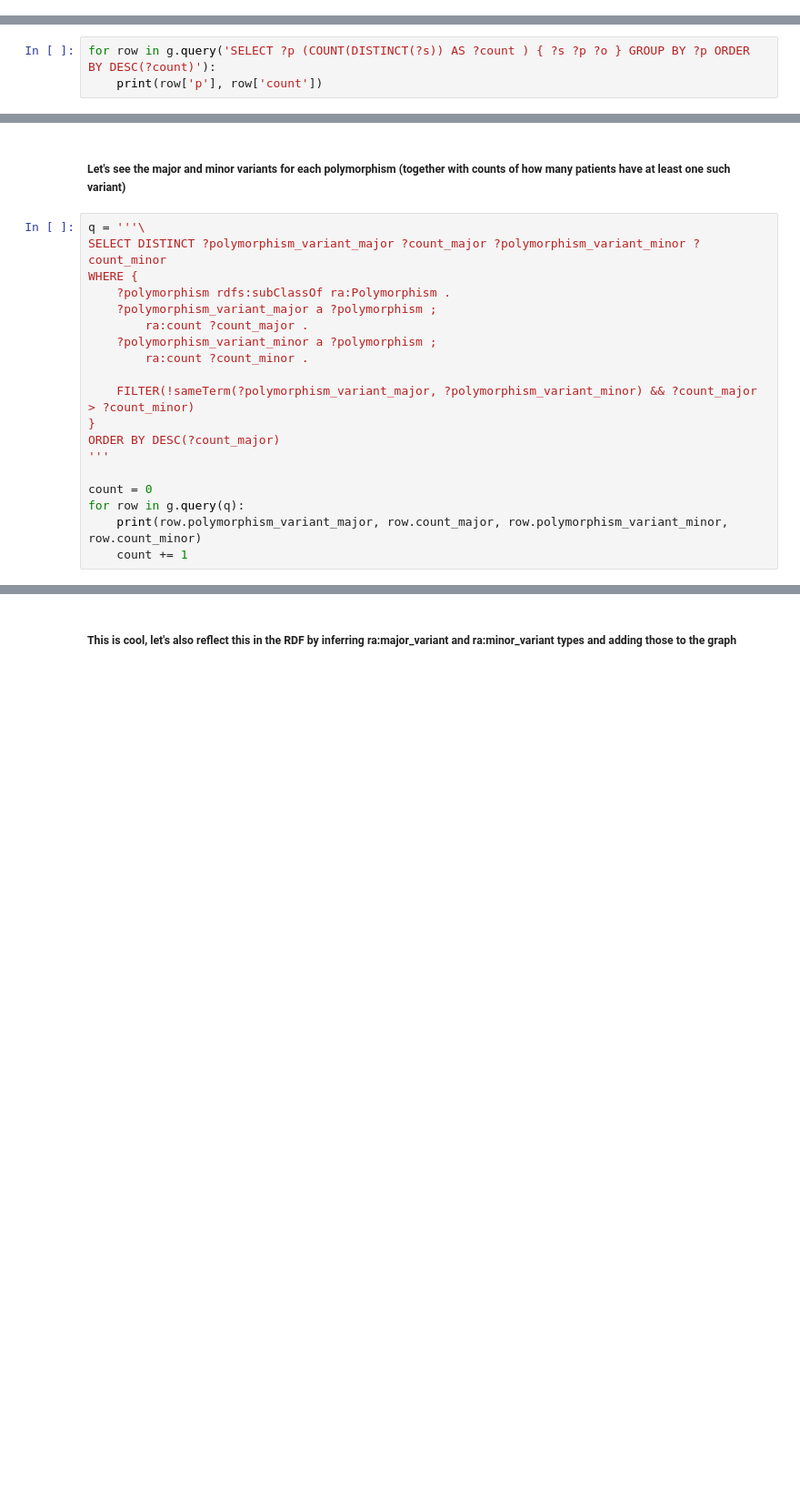
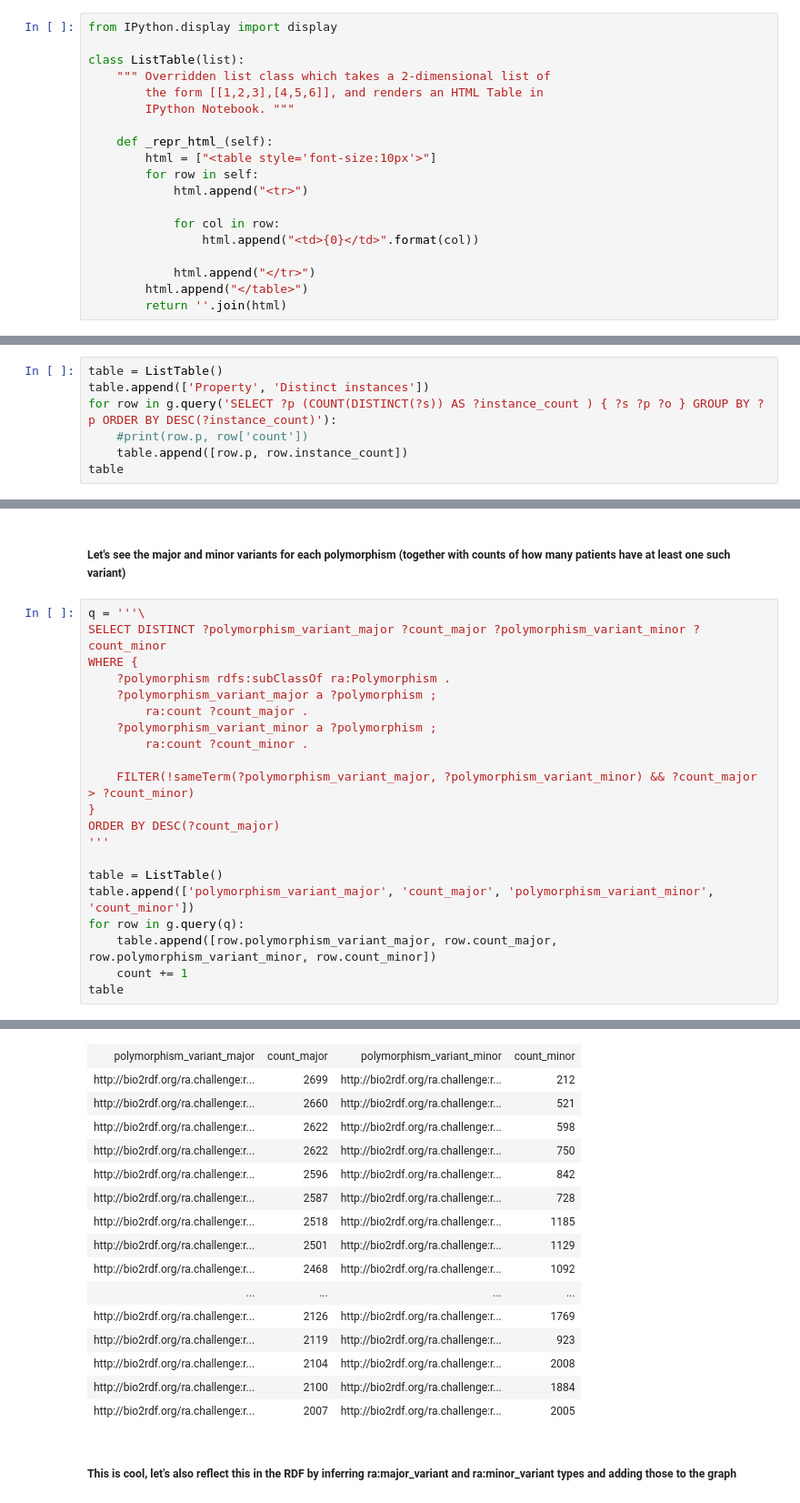
Before and after one commit to matthias-samwald/ipython, a Jupyter notebook: py/rheumatoid-arthritis.ipynb, the cells around one changed output, grey strips where cells are left out. Shown at 91% size. Drawn from its saved outputs; the diff is of its cells as text; blank space fills up the shorter version.

```diff
--- a/py/rheumatoid-arthritis.ipynb
+++ b/py/rheumatoid-arthritis.ipynb
@@ -18,6 +20,25 @@ g = rdflib.ConjunctiveGraph('SPARQLUpdateStore', identifier='http://samwald.info
 g.namespace_manager = namespace_manager
 
 g.open((endpoint, endpoint + '/statements')) # endpoint, SPARQL Update endpoint
+# %%
+from IPython.display import display
+
+class ListTable(list):
+    """ Overridden list class which takes a 2-dimensional list of
+        the form [[1,2,3],[4,5,6]], and renders an HTML Table in
+        IPython Notebook. """
+
+    def _repr_html_(self):
+        html = ["<table style='font-size:10px'>"]
+        for row in self:
+            html.append("<tr>")
+
+            for col in row:
+                html.append("<td>{0}</td>".format(col))
+
+            html.append("</tr>")
+        html.append("</table>")
+        return ''.join(html)
 # %%
 # clear repository
 q = "DELETE WHERE { ?s ?p ?o . }"
@@ -54,6 +73,10 @@ Loading C:\Users\polygonfenster\Documents\Workspace\ipython\py\rheumatoid-arthri
 # %% [markdown]
 ##### Property vs. total number of triples using the property
 # %%
-for row in g.query('SELECT ?p (COUNT(DISTINCT(?s)) AS ?count ) { ?s ?p ?o } GROUP BY ?p ORDER BY DESC(?count)'):
-    print(row['p'], row['count'])
+table = ListTable()
+table.append(['Property', 'Distinct instances'])
+for row in g.query('SELECT ?p (COUNT(DISTINCT(?s)) AS ?instance_count ) { ?s ?p ?o } GROUP BY ?p ORDER BY DESC(?instance_count)'):
+    #print(row.p, row['count'])
+    table.append([row.p, row.instance_count])
+table
 # %% [output]
@@ -192,8 +219,10 @@ WHERE {
 ORDER BY DESC(?count_major)
 '''
 
-count = 0
+table = ListTable()
+table.append(['polymorphism_variant_major', 'count_major', 'polymorphism_variant_minor', 'count_minor'])
 for row in g.query(q):
-    print(row.polymorphism_variant_major, row.count_major, row.polymorphism_variant_minor, row.count_minor)
+    table.append([row.polymorphism_variant_major, row.count_major, row.polymorphism_variant_minor, row.count_minor])
     count += 1
+table
 # %% [output]
@@ -217,3 +229,19 @@ http://bio2rdf.org/ra.challenge:rs508970_A 2007 http://bio2rdf.org/ra.challenge:
+| polymorphism_variant_major | count_major | polymorphism_variant_minor | count_minor |
+| http://bio2rdf.org/ra.challenge:r... | 2699 | http://bio2rdf.org/ra.challenge:r... | 212 |
+| http://bio2rdf.org/ra.challenge:r... | 2660 | http://bio2rdf.org/ra.challenge:r... | 521 |
+| http://bio2rdf.org/ra.challenge:r... | 2622 | http://bio2rdf.org/ra.challenge:r... | 598 |
+| http://bio2rdf.org/ra.challenge:r... | 2622 | http://bio2rdf.org/ra.challenge:r... | 750 |
+| http://bio2rdf.org/ra.challenge:r... | 2596 | http://bio2rdf.org/ra.challenge:r... | 842 |
+| http://bio2rdf.org/ra.challenge:r... | 2587 | http://bio2rdf.org/ra.challenge:r... | 728 |
+| http://bio2rdf.org/ra.challenge:r... | 2518 | http://bio2rdf.org/ra.challenge:r... | 1185 |
+| http://bio2rdf.org/ra.challenge:r... | 2501 | http://bio2rdf.org/ra.challenge:r... | 1129 |
+| http://bio2rdf.org/ra.challenge:r... | 2468 | http://bio2rdf.org/ra.challenge:r... | 1092 |
+| ... | ... | ... | ... |
+| http://bio2rdf.org/ra.challenge:r... | 2126 | http://bio2rdf.org/ra.challenge:r... | 1769 |
+| http://bio2rdf.org/ra.challenge:r... | 2119 | http://bio2rdf.org/ra.challenge:r... | 923 |
+| http://bio2rdf.org/ra.challenge:r... | 2104 | http://bio2rdf.org/ra.challenge:r... | 2008 |
+| http://bio2rdf.org/ra.challenge:r... | 2100 | http://bio2rdf.org/ra.challenge:r... | 1884 |
+| http://bio2rdf.org/ra.challenge:r... | 2007 | http://bio2rdf.org/ra.challenge:r... | 2005 |
 # %% [markdown]
 ##### This is cool, let's also reflect this in the RDF by inferring ra:major_variant and ra:minor_variant types and adding those to the graph
 # %%
```
Also changed, not shown: parts of 30 cells of this notebook.
